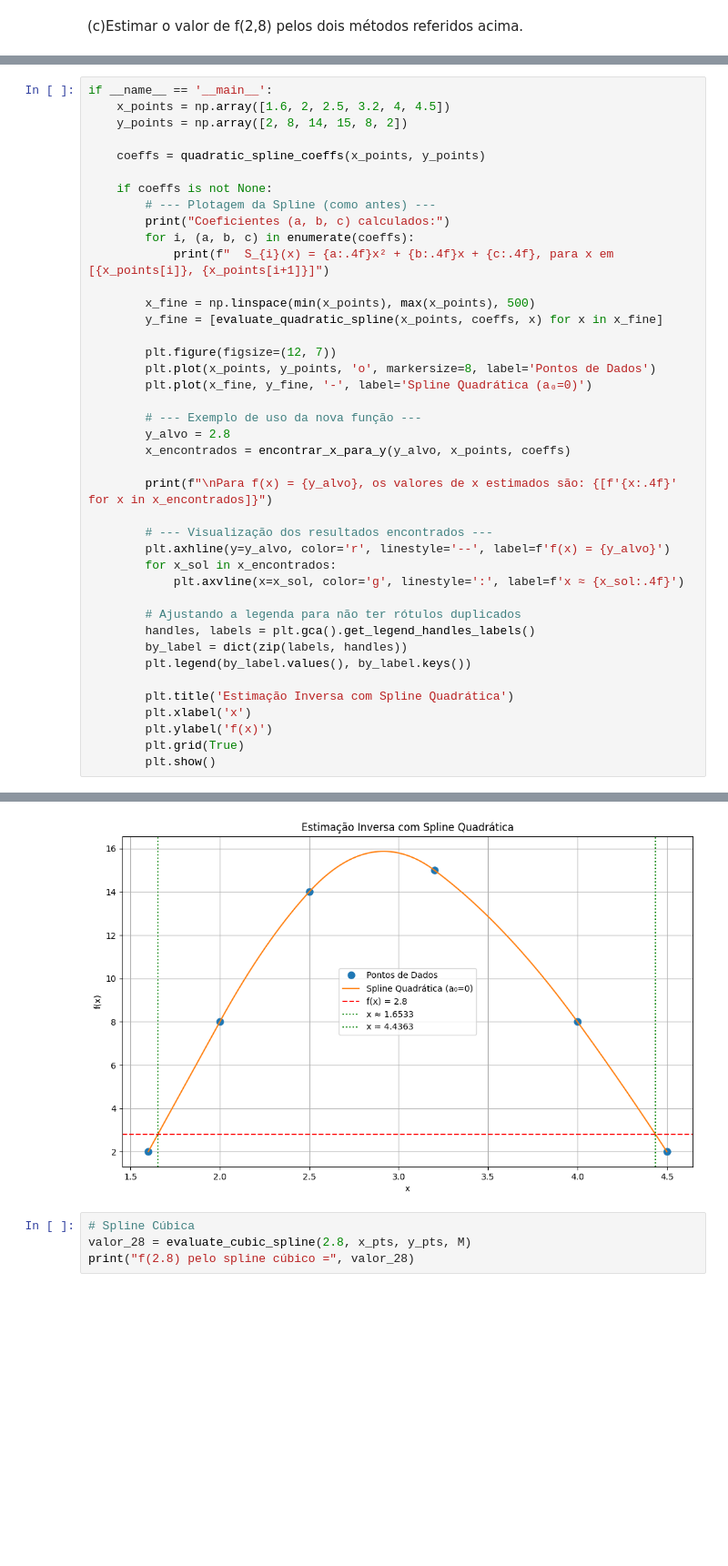
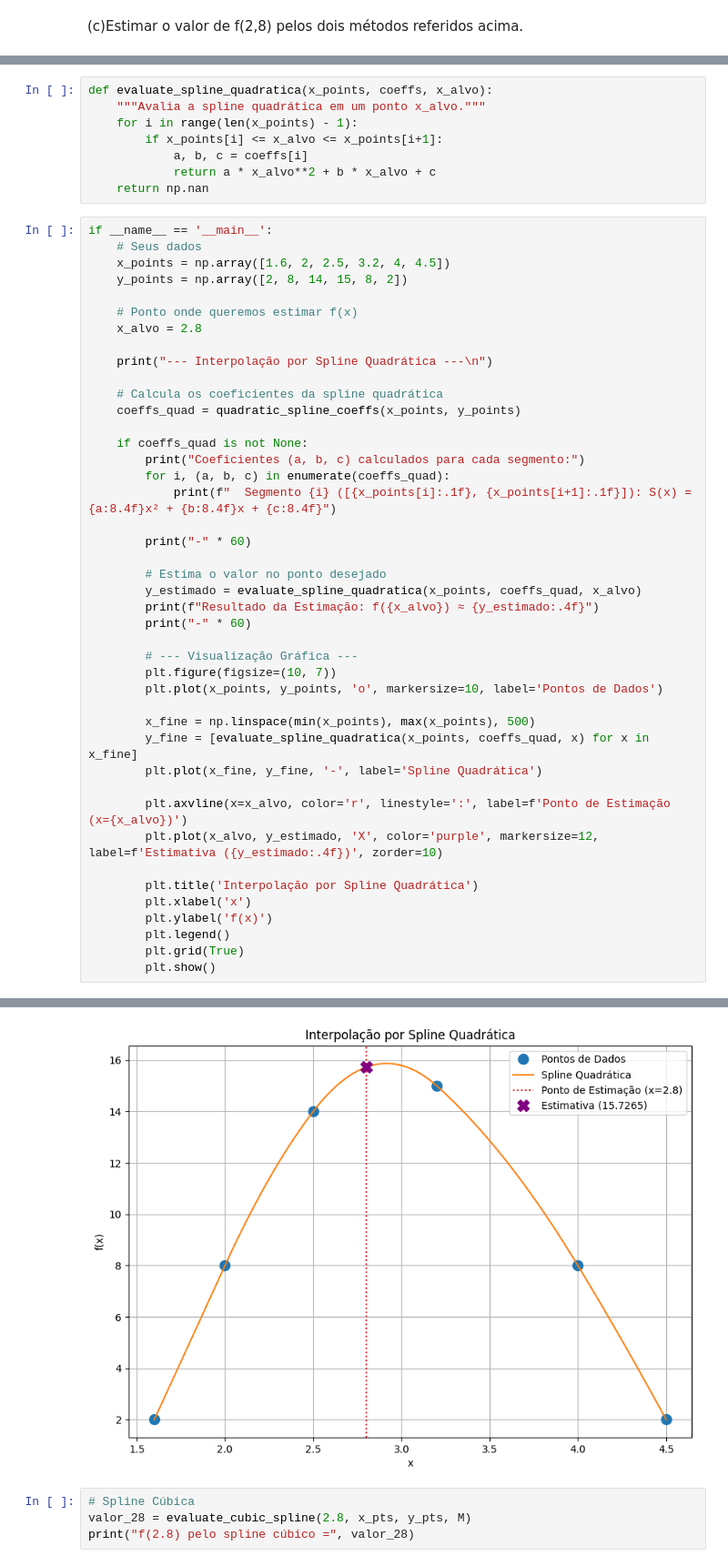
Before and after one commit to Luckas33/MetodosNumericos, a Jupyter notebook: TrabalhoComputacional_2.ipynb, the cells around one changed output, grey strips where cells are left out. Shown: that part at 91% size. Cells and saved outputs as stored; diff of their text form; blank space fills up the shorter version.

```diff
--- a/TrabalhoComputacional_2.ipynb
+++ b/TrabalhoComputacional_2.ipynb
@@ -300,42 +277,52 @@ def encontrar_x_para_y(y_alvo, x_points, coeffs):
+# %%
+def evaluate_spline_quadratica(x_points, coeffs, x_alvo):
+    """Avalia a spline quadrática em um ponto x_alvo."""
+    for i in range(len(x_points) - 1):
+        if x_points[i] <= x_alvo <= x_points[i+1]:
+            a, b, c = coeffs[i]
+            return a * x_alvo**2 + b * x_alvo + c
+    return np.nan
 # %%
 if __name__ == '__main__':
+    # Seus dados
     x_points = np.array([1.6, 2, 2.5, 3.2, 4, 4.5])
     y_points = np.array([2, 8, 14, 15, 8, 2])
 
-    coeffs = quadratic_spline_coeffs(x_points, y_points)
+    # Ponto onde queremos estimar f(x)
+    x_alvo = 2.8
 
-    if coeffs is not None:
-        # --- Plotagem da Spline (como antes) ---
-        print("Coeficientes (a, b, c) calculados:")
-        for i, (a, b, c) in enumerate(coeffs):
-            print(f"  S_{i}(x) = {a:.4f}x² + {b:.4f}x + {c:.4f}, para x em [{x_points[i]}, {x_points[i+1]}]")
+    print("--- Interpolação por Spline Quadrática ---\n")
+
+    # Calcula os coeficientes da spline quadrática
+    coeffs_quad = quadratic_spline_coeffs(x_points, y_points)
+
+    if coeffs_quad is not None:
+        print("Coeficientes (a, b, c) calculados para cada segmento:")
+        for i, (a, b, c) in enumerate(coeffs_quad):
+            print(f"  Segmento {i} ([{x_points[i]:.1f}, {x_points[i+1]:.1f}]): S(x) = {a:8.4f}x² + {b:8.4f}x + {c:8.4f}")
+
+        print("-" * 60)
+
+        # Estima o valor no ponto desejado
+        y_estimado = evaluate_spline_quadratica(x_points, coeffs_quad, x_alvo)
+        print(f"Resultado da Estimação: f({x_alvo}) ≈ {y_estimado:.4f}")
+        print("-" * 60)
+
+        # --- Visualização Gráfica ---
+        plt.figure(figsize=(10, 7))
+        plt.plot(x_points, y_points, 'o', markersize=10, label='Pontos de Dados')
 
         x_fine = np.linspace(min(x_points), max(x_points), 500)
-        y_fine = [evaluate_quadratic_spline(x_points, coeffs, x) for x in x_fine]
+        y_fine = [evaluate_spline_quadratica(x_points, coeffs_quad, x) for x in x_fine]
+        plt.plot(x_fine, y_fine, '-', label='Spline Quadrática')
 
-        plt.figure(figsize=(12, 7))
-        plt.plot(x_points, y_points, 'o', markersize=8, label='Pontos de Dados')
-        plt.plot(x_fine, y_fine, '-', label='Spline Quadrática (a₀=0)')
+        plt.axvline(x=x_alvo, color='r', linestyle=':', label=f'Ponto de Estimação (x={x_alvo})')
+        plt.plot(x_alvo, y_estimado, 'X', color='purple', markersize=12, label=f'Estimativa ({y_estimado:.4f})', zorder=10)
 
-        # --- Exemplo de uso da nova função ---
-        y_alvo = 2.8
-        x_encontrados = encontrar_x_para_y(y_alvo, x_points, coeffs)
-
-        print(f"\nPara f(x) = {y_alvo}, os valores de x estimados são: {[f'{x:.4f}' for x in x_encontrados]}")
-
-        # --- Visualização dos resultados encontrados ---
-        plt.axhline(y=y_alvo, color='r', linestyle='--', label=f'f(x) = {y_alvo}')
-        for x_sol in x_encontrados:
-            plt.axvline(x=x_sol, color='g', linestyle=':', label=f'x ≈ {x_sol:.4f}')
-
-        # Ajustando a legenda para não ter rótulos duplicados
-        handles, labels = plt.gca().get_legend_handles_labels()
-        by_label = dict(zip(labels, handles))
-        plt.legend(by_label.values(), by_label.keys())
-
-        plt.title('Estimação Inversa com Spline Quadrática')
+        plt.title('Interpolação por Spline Quadrática')
         plt.xlabel('x')
         plt.ylabel('f(x)')
+        plt.legend()
         plt.grid(True)
         plt.show()
 # %% [output]
@@ -350,4 +340,4 @@ Para f(x) = 2.8, os valores de x estimados são: ['1.6533', '4.4363']
-[figure, old version]
+[figure, new version]
 # %%
 # Spline Cúbica
 valor_28 = evaluate_cubic_spline(2.8, x_pts, y_pts, M)
```
Also changed, not shown: parts of 3 cells of this notebook.
